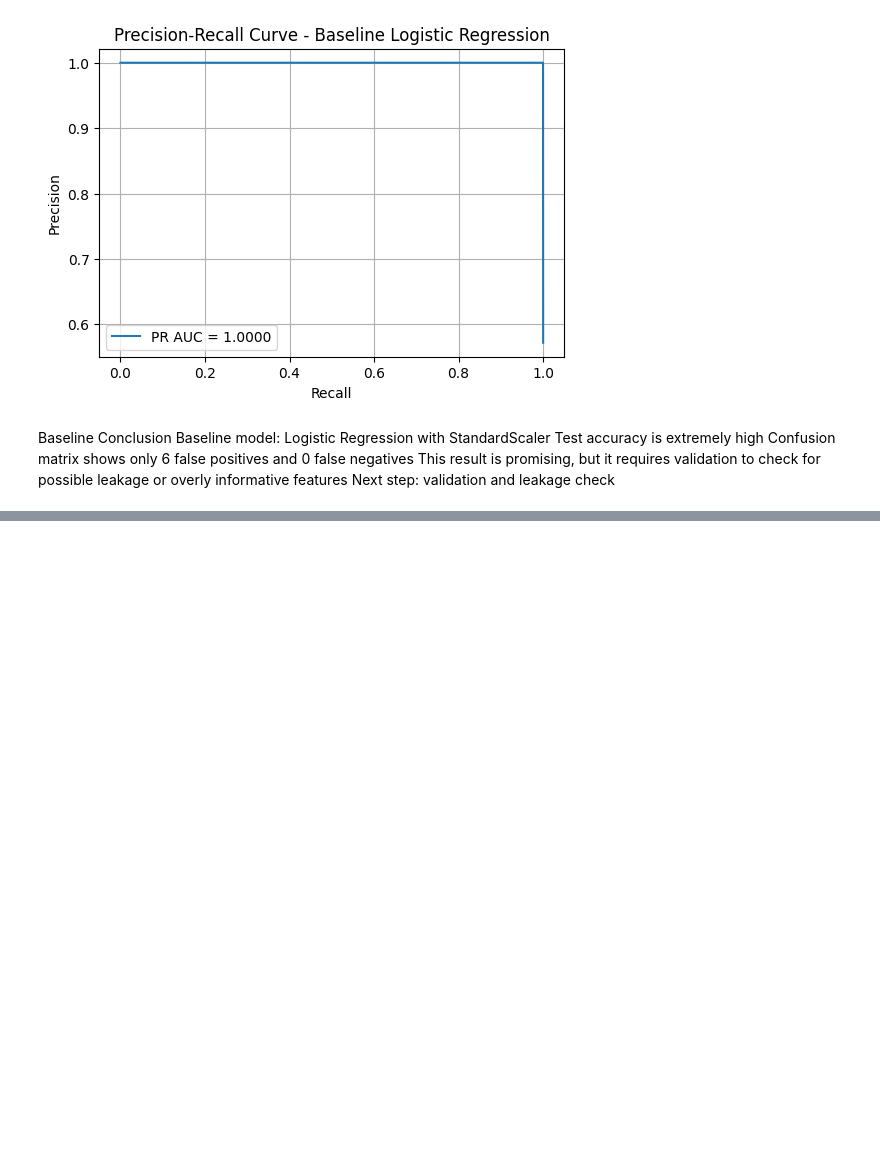
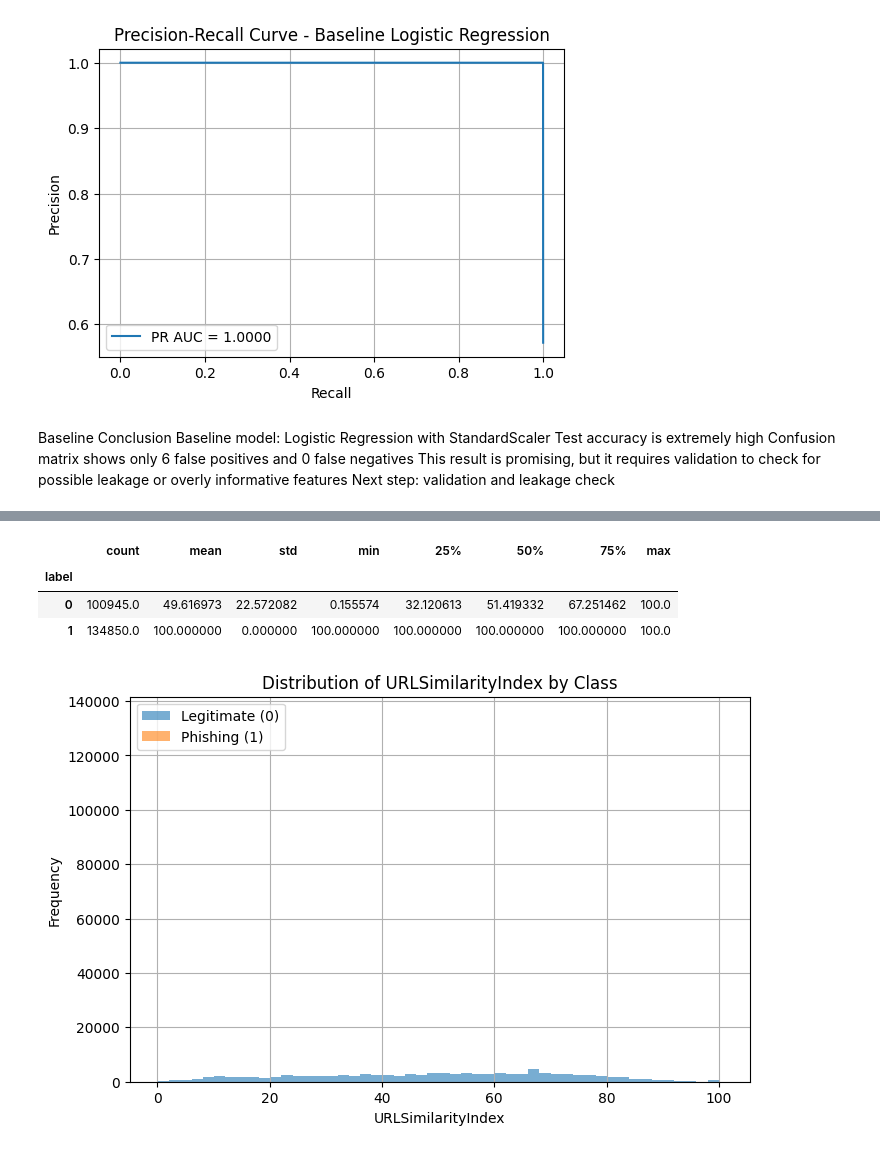
Before and after one commit to frhandev/phishing-ai-ui, a Jupyter notebook: notebooks/01_eda.ipynb, the cells around one changed output, grey strips where cells are left out. Cells and saved outputs as stored; diff of their text form; code cells hidden in the pictures; blank space fills up the shorter version.

```diff
--- a/notebooks/01_eda.ipynb
+++ b/notebooks/01_eda.ipynb
@@ -195,0 +280,21 @@ Next step: validation and leakage check
+# %%
+df.groupby("label")["URLSimilarityIndex"].describe()
+# %% [output]
+|  | count | mean | std | min | 25% | 50% | 75% | max |
+| label |  |  |  |  |  |  |  |  |
+| 0 | 100945.0 | 49.616973 | 22.572082 | 0.155574 | 32.120613 | 51.419332 | 67.251462 | 100.0 |
+| 1 | 134850.0 | 100.000000 | 0.000000 | 100.000000 | 100.000000 | 100.000000 | 100.000000 | 100.0 |
+# %%
+plt.figure(figsize=(8, 5))
+
+df[df["label"] == 0]["URLSimilarityIndex"].plot(kind="hist", bins=50, alpha=0.6, label="Legitimate (0)")
+df[df["label"] == 1]["URLSimilarityIndex"].plot(kind="hist", bins=50, alpha=0.6, label="Phishing (1)")
+
+plt.xlabel("URLSimilarityIndex")
+plt.ylabel("Frequency")
+plt.title("Distribution of URLSimilarityIndex by Class")
+plt.legend()
+plt.grid(True)
+plt.show()
+# %% [output]
+[figure, added]
```
Also changed, not shown: parts of 11 cells of this notebook.
